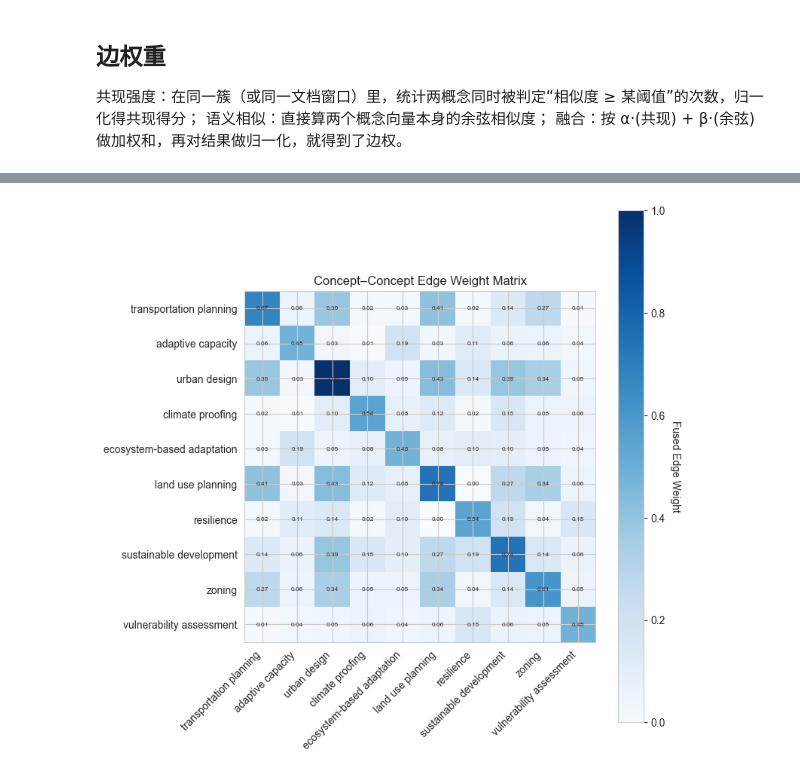
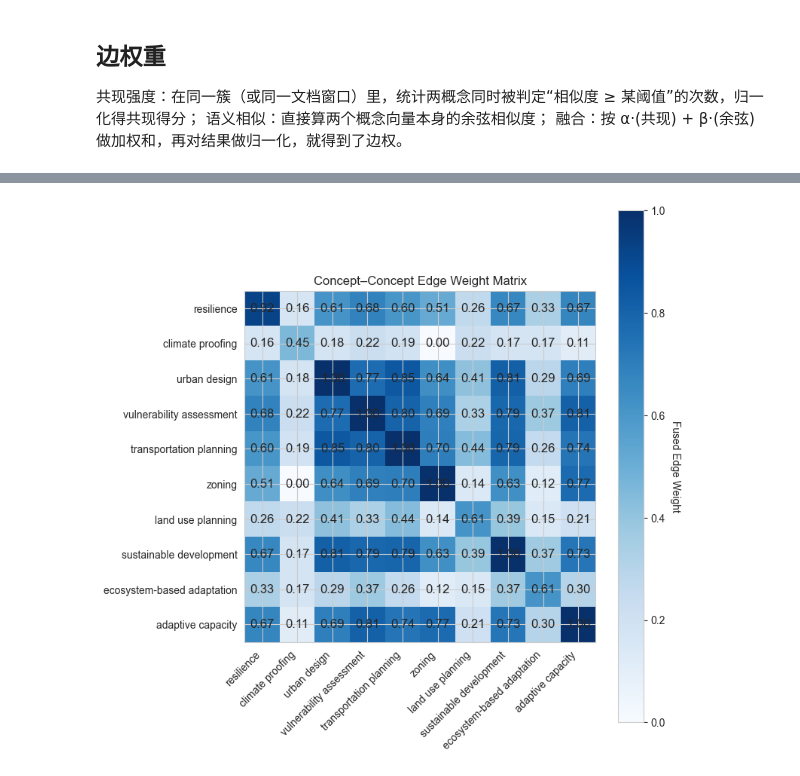
Before and after one commit to LiliLIN0324/Knowledge_Graph, a Jupyter notebook: Method5_BerTopic.ipynb, the cells around one changed output, grey strips where cells are left out. Cells and saved outputs as stored; diff of their text form; code cells hidden in the pictures.

Commit message:
bert model update

```diff
--- a/Method5_BerTopic.ipynb
+++ b/Method5_BerTopic.ipynb
@@ -113,2 +180,2 @@ print(embeddings[1])
 # %%
-embeddings
+embeddings = embeddings_cls
@@ -291,16 +400,19 @@ concepts = list(fixed_nodes_list)   # 转成有序列表
 
 # 2. 批量编码
 #    convert_to_numpy=True 返回 numpy array；normalize_embeddings=True 直接单位化
-concept_embeddings: np.ndarray = model.encode(
-    concepts,
-    batch_size=10,
-    show_progress_bar=False,
-    convert_to_numpy=True,
-    normalize_embeddings=True
+# 2. 批量编码 —— 用自定义的 encode_with_bert 代替 model.encode
+concept_embeddings: np.ndarray = encode_with_bert(
+    texts=concepts,         # 你的概念列表
+    tokenizer=tokenizer,    # 前面已加载的 BertTokenizer
+    model=model,            # 前面已加载的 BertModel
+    pooling='mean',         # 或者 'cls'
+    max_length=16           # 根据概念短语长度调节
 )
+#只要 max_length ≥（概念最大 token 数 + 2）就行，选 8 或 16 都是合适的。
+# 3. 检查形状
+print("概念向量矩阵形状：", concept_embeddings.shape)
 
 # 3. 检查形状
-#    应该是 (10, D)，其中 D=384（all-MiniLM-L6-v2 的默认维度）
 print("概念向量矩阵形状：", concept_embeddings.shape)
 
 # 4. 可选：把结果存到 dict 里，方便后续查找
@@ -507,31 +620,31 @@ df_edges
 # %%
 import matplotlib.pyplot as plt
 import numpy as np
 
 # concepts: list of your 10 个概念名称
 # edge_weights: np.ndarray, shape=(10,10)，上面算出来的融合后边权矩阵
 
 fig, ax = plt.subplots(figsize=(8, 8))
 im = ax.imshow(edge_weights, aspect='equal', cmap='Blues')
 
 # 坐标轴刻度为概念名称
 ax.set_xticks(np.arange(len(concepts)))
 ax.set_yticks(np.arange(len(concepts)))
 ax.set_xticklabels(concepts, rotation=45, ha='right')
 ax.set_yticklabels(concepts)
 
 # 在每个格子里标注数值（可选）
 for i in range(len(concepts)):
     for j in range(len(concepts)):
         ax.text(j, i, f"{edge_weights[i, j]:.2f}",
-                ha="center", va="center", fontsize=6)
+                ha="center", va="center", fontsize=12)
 
 # 颜色条
 cbar = fig.colorbar(im, ax=ax)
 cbar.set_label('Fused Edge Weight', rotation=270, labelpad=15)
 
 ax.set_title('Concept–Concept Edge Weight Matrix')
 plt.tight_layout()
 plt.show()
 # %% [output]
-[figure, old version]
+[figure, new version]
```
Also changed, not shown: parts of 14 cells of this notebook.
